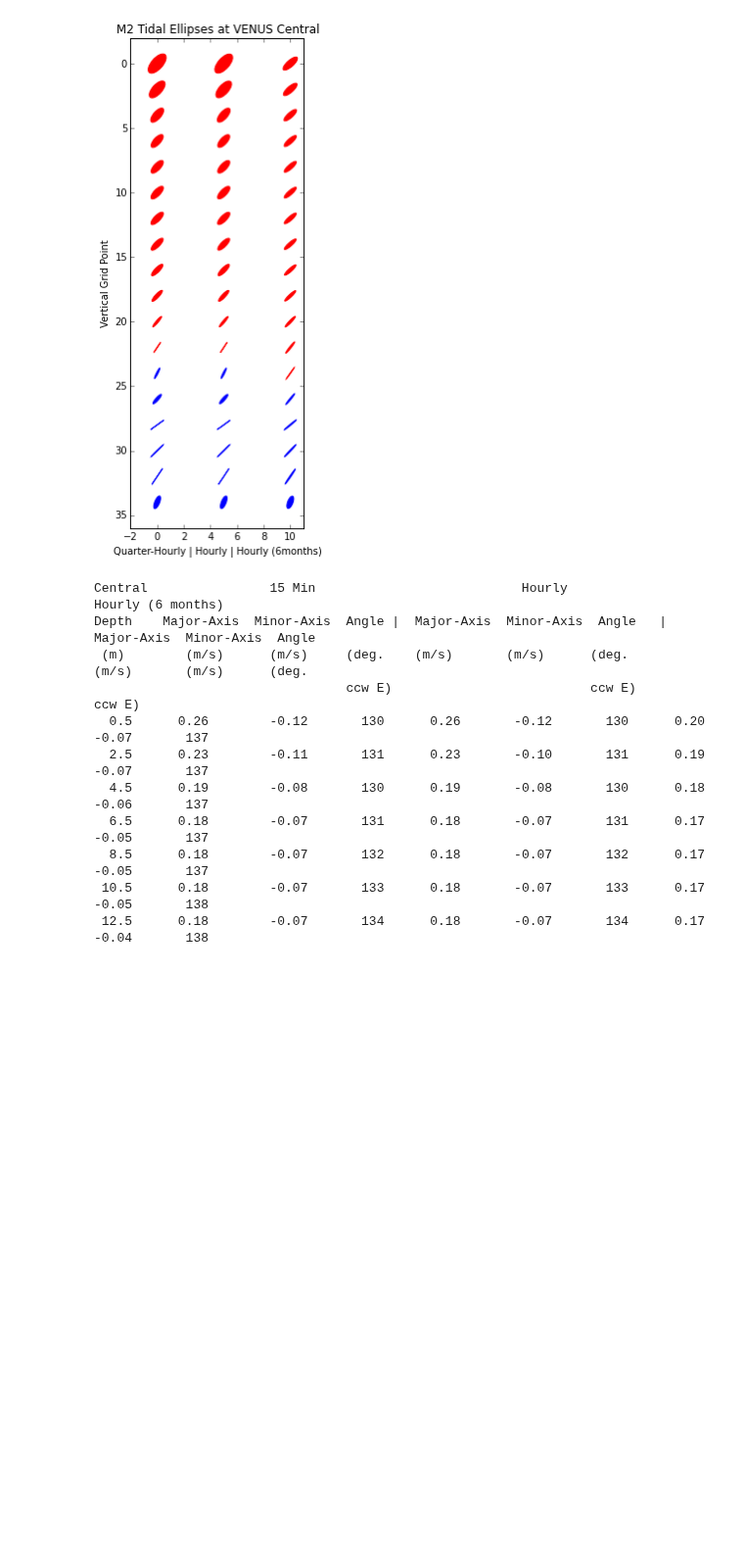
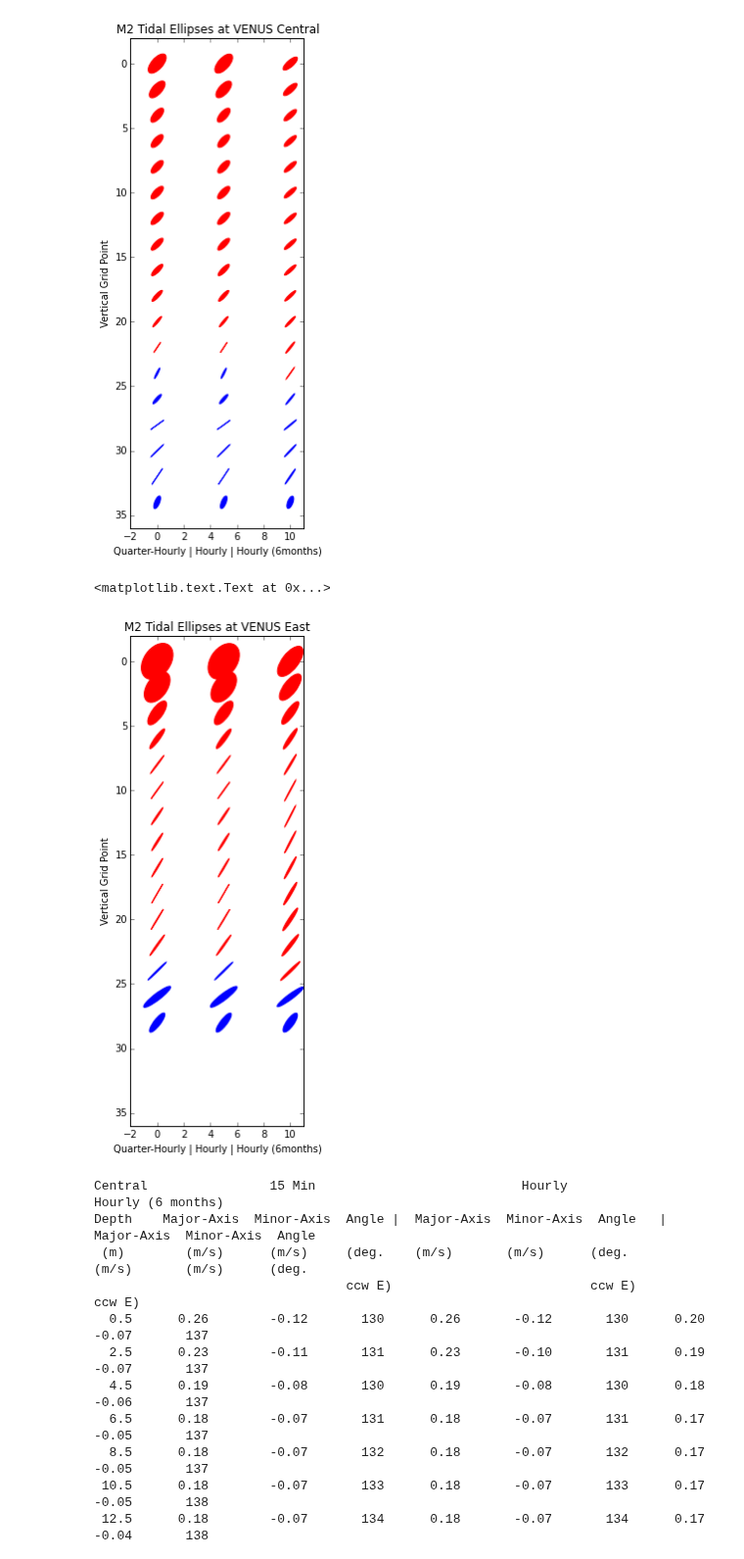
Before and after one commit to SalishSeaCast/analysis, a Jupyter notebook: Muriel/EllipsesSensitivityToTimeSeries.ipynb, the cells around one changed output. Shown at 98% size. Drawn from its saved outputs; the diff is of its cells as text; code cells hidden in the pictures; blank space fills up the shorter version.

Commit message:
Add freq and length comparisons of east node

```diff
--- a/Muriel/EllipsesSensitivityToTimeSeries.ipynb
+++ b/Muriel/EllipsesSensitivityToTimeSeries.ipynb
@@ -43,6 +43,19 @@ df3 = pd.read_csv(runname3+'.csv', usecols=cols)
 qh_c = df1.as_matrix()
 h_c = df2.as_matrix()
 hlong_c = df3.as_matrix()
+# %%
+runname1 = '{}_{}_{}_East'.format(t_o, t_f, '15')
+runname2 = '{}_{}_{}_East'.format(t_o, t_f, 'h')
+runname3 = '{}_{}_{}_East'.format(t_o2, t_f2, 'h')
+cols=np.arange(0,7)
+
+df1 = pd.read_csv(runname1+'.csv', usecols=cols)
+df2 = pd.read_csv(runname2+'.csv', usecols=cols)
+df3 = pd.read_csv(runname3+'.csv', usecols=cols)
+
+qh_e = df1.as_matrix()
+h_e = df2.as_matrix()
+hlong_e = df3.as_matrix()
 # %%
 fig = plt.figure(figsize=(7,9))
 ax = fig.add_subplot(121)
@@ -90,6 +103,53 @@ ax.set_xlabel('Quarter-Hourly | Hourly | Hourly (6months)')
 # %% [output]
 <matplotlib.text.Text at 0x...>
 [figure]
+# %%
+fig = plt.figure(figsize=(7,9))
+ax = fig.add_subplot(121)
+scale = 7
+interval = 2
+
+for dep in np.arange(0,37,interval):
+    if qh_c[dep,2] > 0:
+        thec = 'b'
+    else:
+        thec = 'r'
+    ells = Ellipse(xy=(0,dep), width=scale*qh_e[dep,1],
+                        height=scale*qh_e[dep,2], angle=qh_e[dep,3],
+                        color=thec)
+    ax.add_artist(ells)
+    ells.set_facecolor(thec)
+
+for dep in np.arange(0,40,interval):
+    if h_c[dep,2] > 0:
+        thec = 'b'
+    else:
+        thec = 'r'
+    ells = Ellipse(xy=(5,dep), width=scale*h_e[dep,1],
+                        height=scale*h_e[dep,2], angle=h_e[dep,3],
+                        color=thec)
+    ax.add_artist(ells)
+    ells.set_facecolor(thec)
+
+for dep in np.arange(0,40,interval):
+    if hlong_c[dep,2] > 0:
+        thec = 'b'
+    else:
+        thec = 'r'
+    ells = Ellipse(xy=(10,dep), width=scale*hlong_e[dep,1],
+                        height=scale*hlong_e[dep,2], angle=hlong_e[dep,3],
+                        color=thec)
+    ax.add_artist(ells)
+    ells.set_facecolor(thec)
+ax.set_ylim(-2,36)
+ax.invert_yaxis()
+ax.set_xlim(-2,11)
+ax.set_title('M2 Tidal Ellipses at VENUS East')
+ax.set_ylabel('Vertical Grid Point')
+ax.set_xlabel('Quarter-Hourly | Hourly | Hourly (6months)')
+# %% [output]
+<matplotlib.text.Text at 0x...>
+[figure, added]
 # %%
 print "Central                15 Min                           Hourly                        Hourly (6 months)"
 print "Depth    Major-Axis  Minor-Axis  Angle |  Major-Axis  Minor-Axis  Angle   |  Major-Axis  Minor-Axis  Angle "
```
